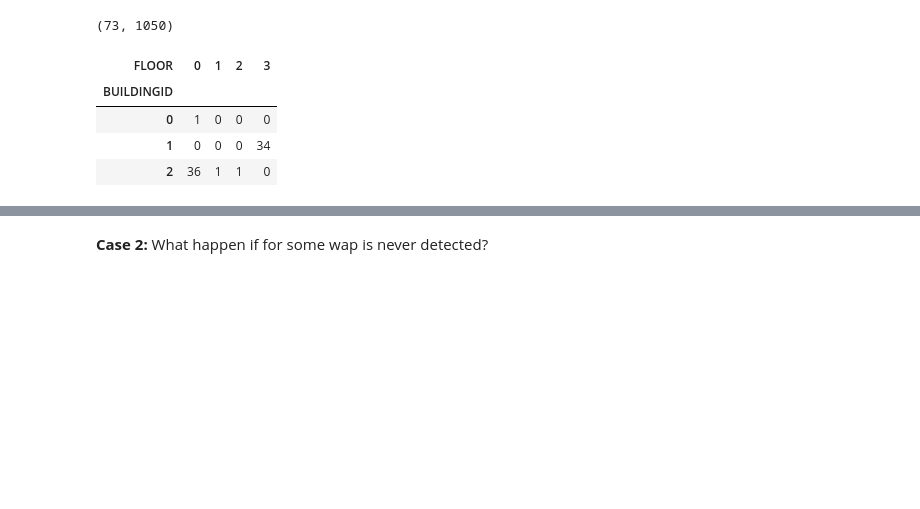
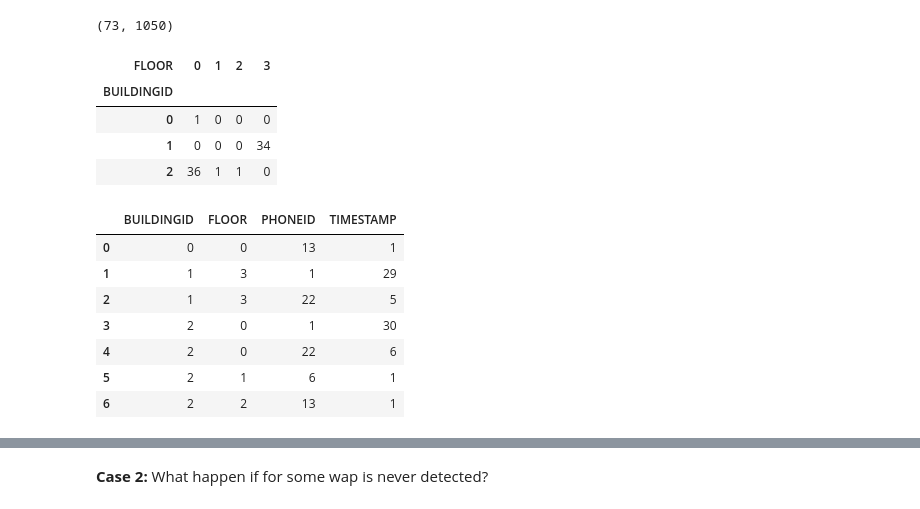
Before and after one commit to ohuarcaya/HyperparameterSearch, a Jupyter notebook: mhSearch/DataFiltering.ipynb, the cells around one changed output, grey strips where cells are left out. Drawn from its saved outputs; the diff is of its cells as text; code cells hidden in the pictures; blank space fills up the shorter version.

```diff
--- a/mhSearch/DataFiltering.ipynb
+++ b/mhSearch/DataFiltering.ipynb
@@ -163,20 +166,30 @@ dfNoDetectedWap.shape
 # %%
 fullct1 = pd.crosstab(dfNoDetectedWap.BUILDINGID, dfNoDetectedWap.FLOOR)
 display(fullct1)
+dfFreqNDW = dfNoDetectedWap[['BUILDINGID', 'FLOOR', 'PHONEID', 'TIMESTAMP']].groupby(['BUILDINGID', 'FLOOR', 'PHONEID'], as_index=False ).count()#agg(['count'])
+display(dfFreqNDW)
 #"""
-ax = fullct1.plot.bar(stacked=False)
+ax = fullct1.plot.bar(stacked=True)
 ax.set_xlabel("Building")
 ax.set_ylabel("Obsertion Count")
 ax.set_ylim(0, 40)
 plt.legend(title='Floor')
 plt.show()
 #"""
 #gbNDWap.graphicMap3D(columns = ["LATITUDE", "LONGITUDE", "FLOOR"], filename="buildingsMap3dNotDetected")
 # %% [output]
 | FLOOR | 0 | 1 | 2 | 3 |
 | BUILDINGID |  |  |  |  |
 | 0 | 1 | 0 | 0 | 0 |
 | 1 | 0 | 0 | 0 | 34 |
 | 2 | 36 | 1 | 1 | 0 |
+|  | BUILDINGID | FLOOR | PHONEID | TIMESTAMP |
+| 0 | 0 | 0 | 13 | 1 |
+| 1 | 1 | 3 | 1 | 29 |
+| 2 | 1 | 3 | 22 | 5 |
+| 3 | 2 | 0 | 1 | 30 |
+| 4 | 2 | 0 | 22 | 6 |
+| 5 | 2 | 1 | 6 | 1 |
+| 6 | 2 | 2 | 13 | 1 |
 [interactive output not drawn]
 [interactive output not drawn]
```
Also changed, not shown: parts of 16 cells of this notebook, 11 other files.
